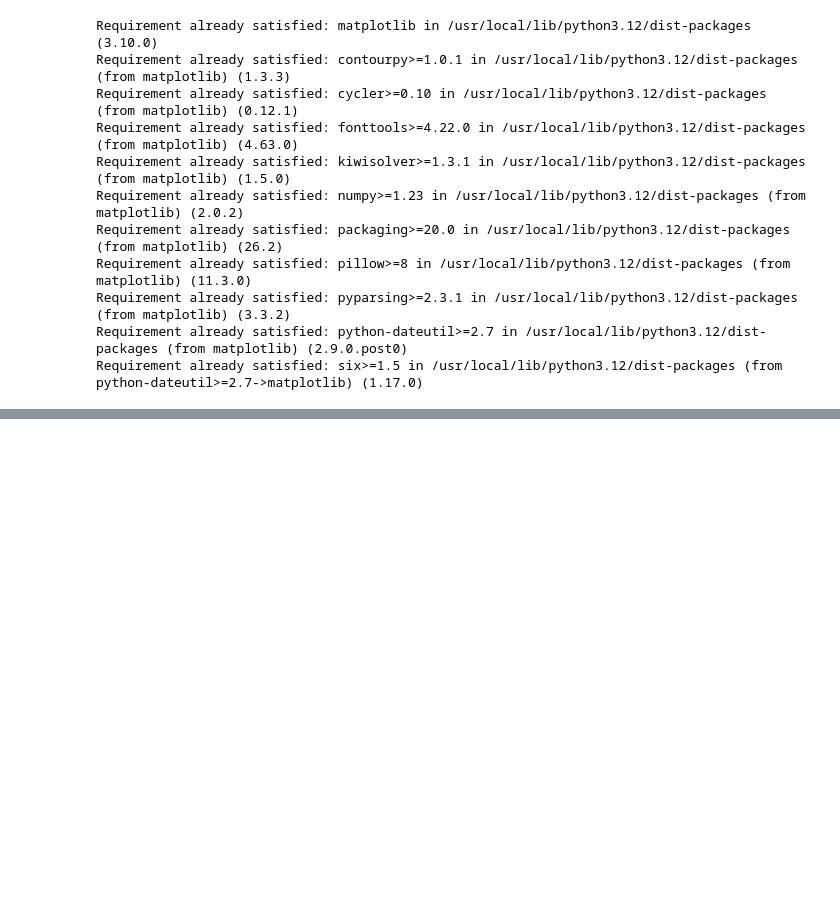
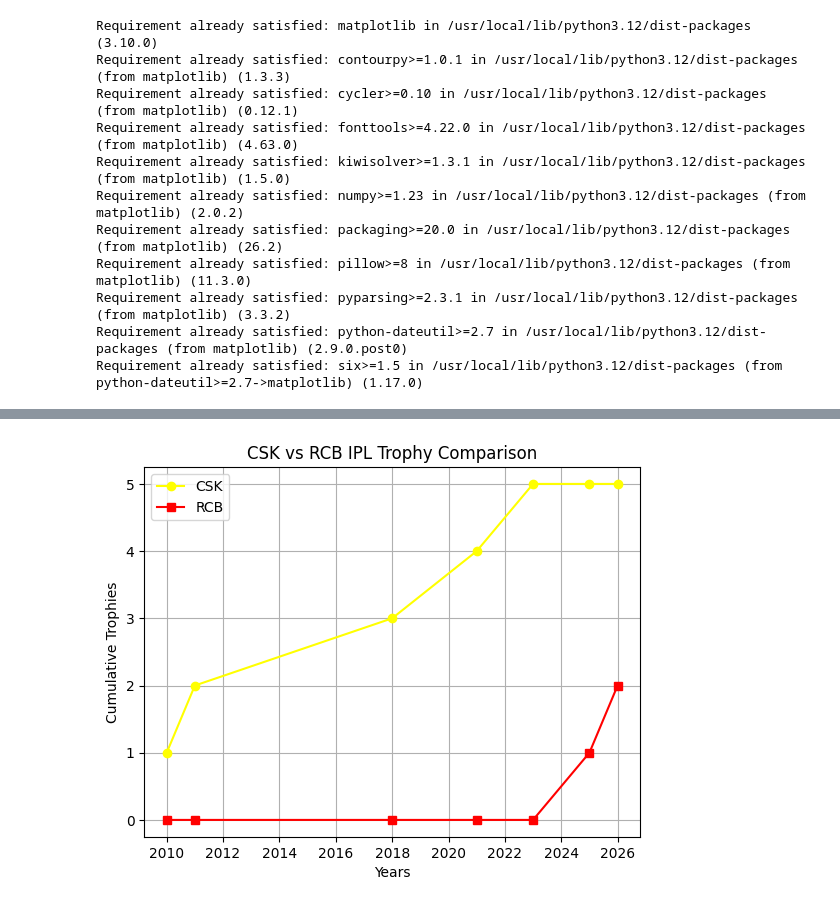
Before and after one commit to Devendra-stack/data-science-45days, a Jupyter notebook: day10.ipynb, the cells around one changed output, grey strips where cells are left out. Drawn from its saved outputs; the diff is of its cells as text; code cells hidden in the pictures; blank space fills up the shorter version.

```diff
--- a/day10.ipynb
+++ b/day10.ipynb
@@ -23,0 +115,20 @@ plt.show() #show graph
+# %%
+import matplotlib.pyplot as plt
+
+x = [2010, 2011, 2018, 2021, 2023,2025,2026]   # Years CSK won
+y_csk = [1, 2, 3, 4, 5,5,5]              # Cumulative CSK titles
+
+x_rcb = [2010, 2011, 2018, 2021, 2023,2025,2026]  # Same years for comparison
+y_rcb = [0, 0, 0, 0, 0,1,2]                 # RCB titles (none)
+
+plt.plot(x, y_csk, label="CSK",color="yellow", marker='o')
+plt.plot(x_rcb, y_rcb, label="RCB",color="red", marker='s')
+
+plt.xlabel("Years")
+plt.ylabel("Cumulative Trophies")
+plt.title("CSK vs RCB IPL Trophy Comparison")
+plt.legend()
+plt.grid(True)
+plt.show()
+# %% [output]
+[figure, added]
```
Also changed, not shown: parts of 7 cells of this notebook.
